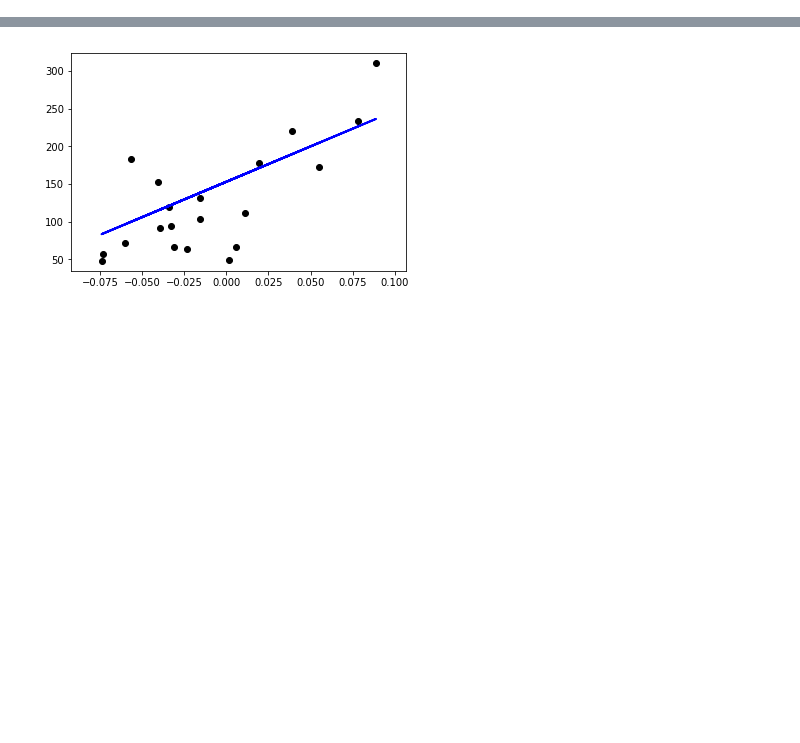
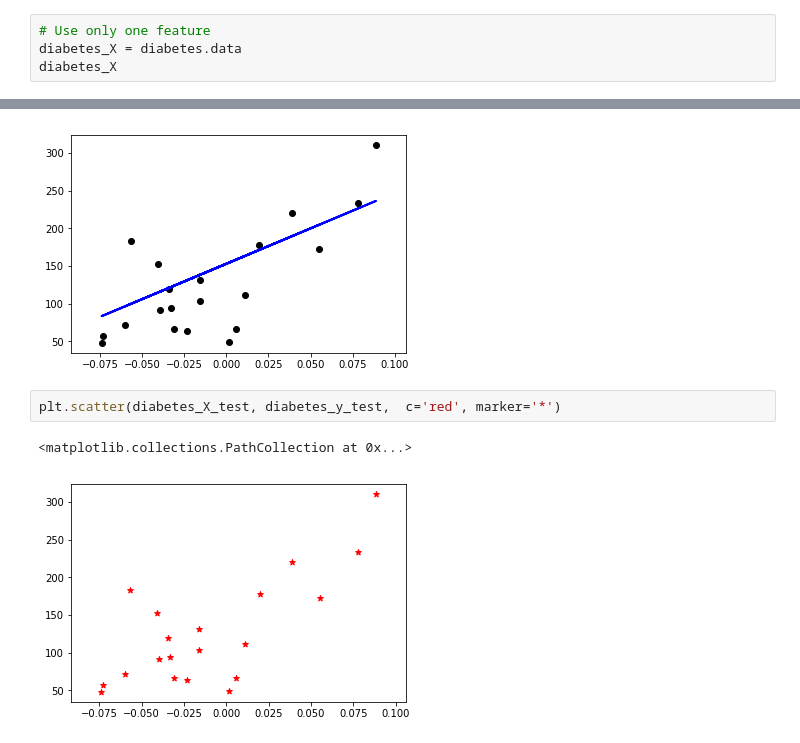
Before and after one commit to mayi140611/LSCJcourses, a Jupyter notebook: zuofei_ml/02/linear_regression.ipynb, the cells around one changed output, grey strips where cells are left out. Cells and saved outputs as stored; diff of their text form; blank space fills up the shorter version.

```diff
--- a/zuofei_ml/02/linear_regression.ipynb
+++ b/zuofei_ml/02/linear_regression.ipynb
@@ -108,3 +144,7 @@ array([[ 0.06169621],
        [-0.01590626],
        [ 0.03906215],
        [-0.0730303 ]])
+# %%
+# Use only one feature
+diabetes_X = diabetes.data
+diabetes_X
@@ -145,3 +222,8 @@ plt.plot(diabetes_X_test, diabetes_y_pred, color='blue', linewidth=2)
 plt.show()
 # %% [output]
 [figure]
+# %%
+plt.scatter(diabetes_X_test, diabetes_y_test,  c='red', marker='*')
+# %% [output]
+<matplotlib.collections.PathCollection at 0x...>
+[figure, added]
```
Also changed, not shown: parts of 5 cells of this notebook, 17 other files.
